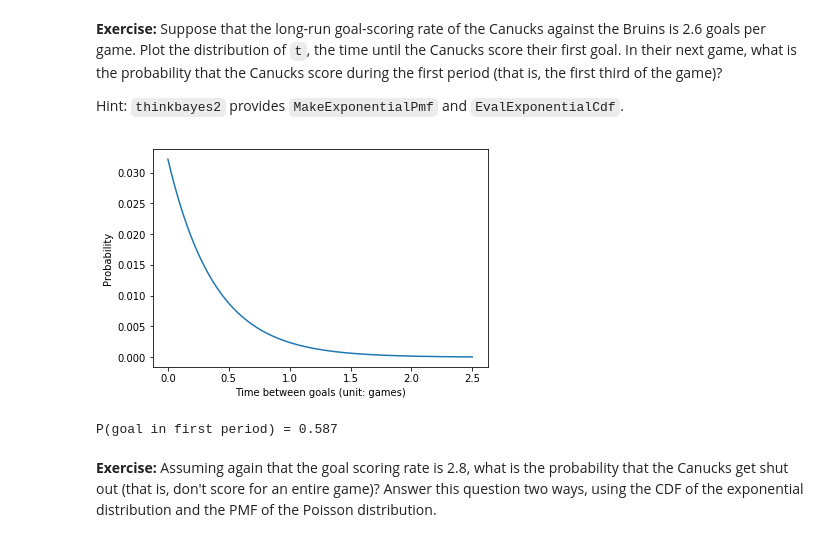
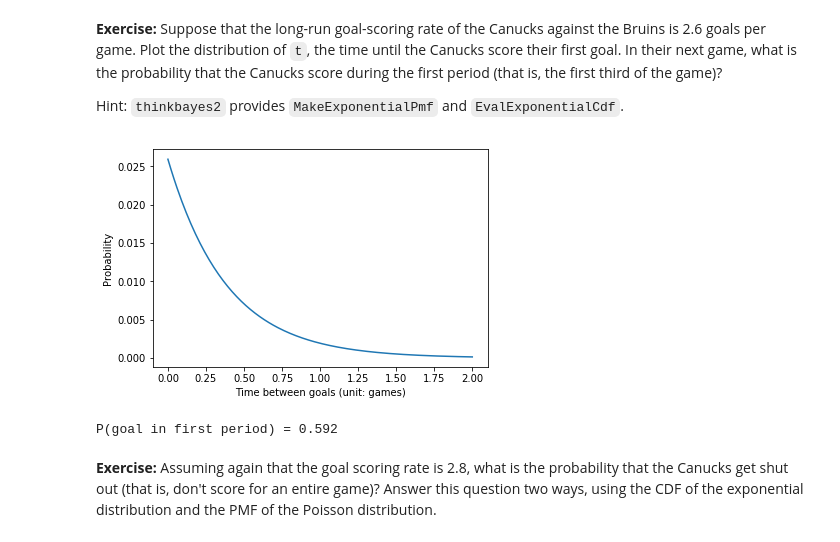
Before and after one commit to alexklibisz/exercises, a Jupyter notebook: think-bayes/chap07.ipynb, the cells around one changed output. Cells and saved outputs as stored; diff of their text form; code cells hidden in the pictures.

```diff
--- a/think-bayes/chap07.ipynb
+++ b/think-bayes/chap07.ipynb
@@ -60,5 +58,9 @@ P(3 goals) = 0.224
 1.  Compute the distribution of goals scored in one game and then add it to itself twice to find the distribution of goals scored in 3 games.
 
 2.  Use the Poisson PMF with parameter $\lambda t$, where $\lambda$ is the rate in goals per game and $t$ is the duration in games.
+# %%
+# Constants used throughout.
+MAX_GOALS_PER_GAME = 10
+MAX_GAMES_BETWEEN_GOALS = 2
 # %%
 t = 3
@@ -98,22 +99,21 @@ during the first period (that is, the first third of the game)?
 Hint: `thinkbayes2` provides `MakeExponentialPmf` and `EvalExponentialCdf`.
 # %%
 lam = 2.6
-max_games = 2.5
-T = np.linspace(0, max_games, 200)
+T = np.linspace(0, MAX_GAMES_BETWEEN_GOALS, 200)
 
 # TODO: change this to use scipy.stats.expon.
-time_pmf = mtb.PMF(T, lam * np.exp(-lam * T))
+time_pmf = mtb.PMF(T, scipy.stats.expon(scale=1/lam).pdf(T))
 time_pmf.plot()
 plt.xlabel('Time between goals (unit: games)')
 plt.ylabel('Probability')
 plt.show()
 
 # Convert to CDF to get the probability of scoring in first period.
 time_cdf = time_pmf.to_cdf()
-print('P(goal in first period) = %.3lf' % time_cdf.lt(1/3))
+print('P(goal in first period) = %.3lf' % (time_cdf < (1/3)))
 # %% [output]
-[figure, old version]
+[figure, new version]
-P(goal in first period) = 0.587
+P(goal in first period) = 0.592
 # %% [markdown]
 **Exercise:** Assuming again that the goal scoring rate is 2.8, what is the probability that the Canucks get shut out (that is, don't score for an entire game)?  Answer this question two ways, using the CDF of the exponential distribution and the PMF of the Poisson distribution.
 # %%
```
Also changed, not shown: parts of 36 cells of this notebook, 1 other file.
